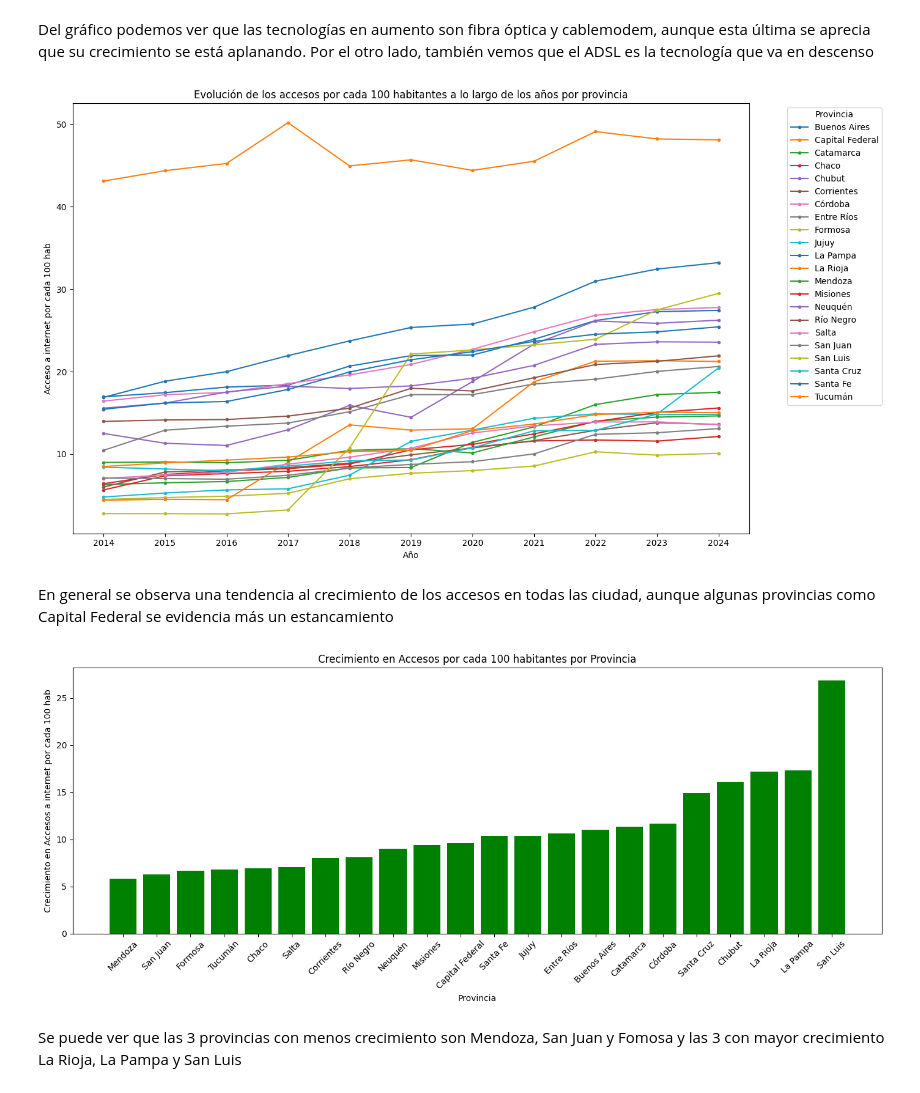
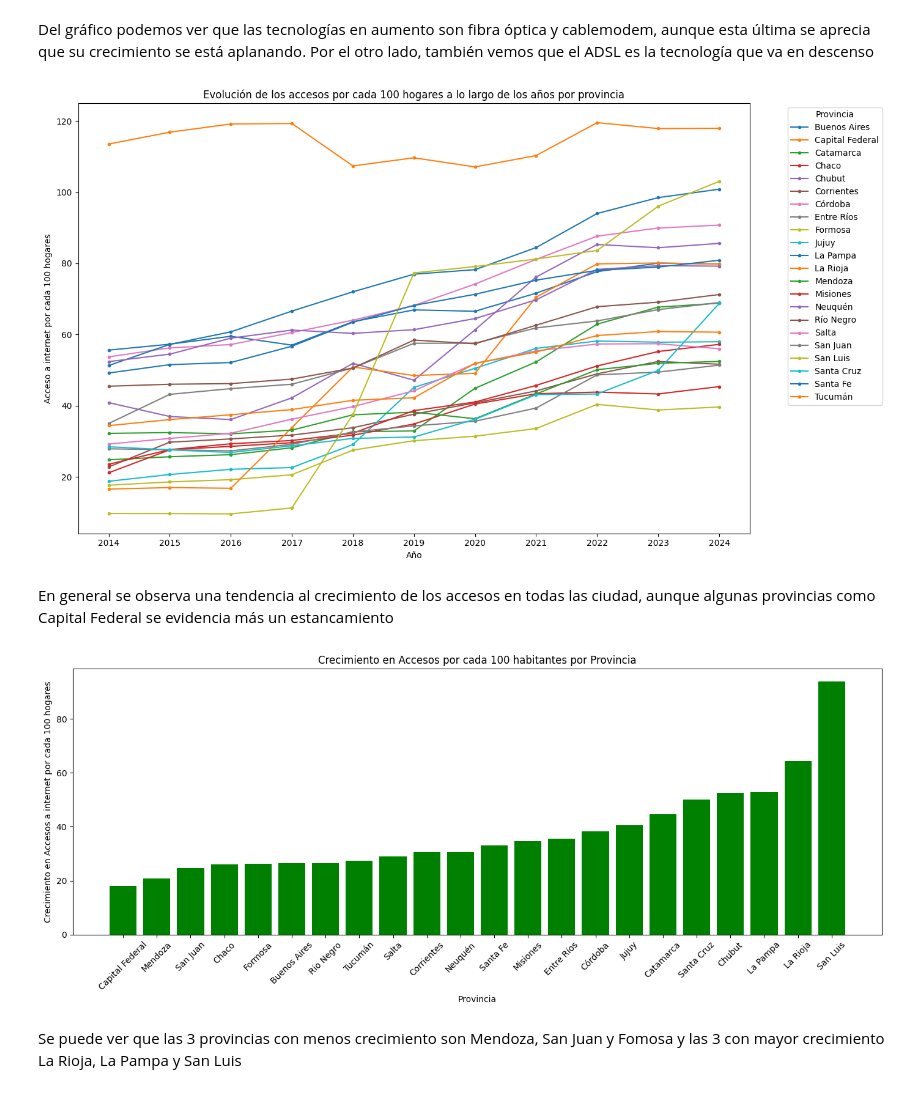
Before and after one commit to DedesF/Proyecto_2, a Jupyter notebook: Analisis/EDA.ipynb, the cells around one changed output. Drawn from its saved outputs; the diff is of its cells as text; code cells hidden in the pictures.

```diff
--- a/Analisis/EDA.ipynb
+++ b/Analisis/EDA.ipynb
@@ -61,20 +61,20 @@ plt.show()
 # %% [markdown]
 Del gráfico podemos ver que las tecnologías en aumento son fibra óptica y cablemodem, aunque esta última se aprecia que su crecimiento se está aplanando. Por el otro lado, también vemos que el ADSL es la tecnología que va en descenso
 # %%
-df_int_penpob_grouped = df_int_tfij.groupby(['Año', 'Provincia'])['Accesos internet por cada 100 hab'].mean().reset_index()
+df_int_penpob_grouped = df_int_tfij.groupby(['Año', 'Provincia'])['Accesos internet por cada 100 hogares'].mean().reset_index()
 # %%
 plt.figure(figsize=(14, 8))
 for provincia in df_int_penpob_grouped['Provincia'].unique():
     datos_provincia = df_int_penpob_grouped[df_int_penpob_grouped['Provincia'] == provincia]
-    plt.plot(datos_provincia['Año'], datos_provincia['Accesos internet por cada 100 hab'], marker='.', label=provincia)
-plt.title('Evolución de los accesos por cada 100 habitantes a lo largo de los años por provincia')
+    plt.plot(datos_provincia['Año'], datos_provincia['Accesos internet por cada 100 hogares'], marker='.', label=provincia)
+plt.title('Evolución de los accesos por cada 100 hogares a lo largo de los años por provincia')
 plt.xlabel('Año')
-plt.ylabel('Acceso a internet por cada 100 hab')
+plt.ylabel('Acceso a internet por cada 100 hogares')
 plt.legend(title='Provincia', bbox_to_anchor=(1.05, 1), loc='upper left')  # Ubicación de la leyenda fuera del gráfico
 plt.xticks(sorted(df_int_penpob_grouped['Año'].unique()))  # Asegura que los años en el eje X estén en orden y sin duplicados
 plt.tight_layout()  # Ajusta el gráfico para evitar solapamiento
 # %% [output]
-[figure, old version]
+[figure, new version]
 # %% [markdown]
 En general se observa una tendencia al crecimiento de los accesos en todas las ciudad, aunque algunas provincias como Capital Federal se evidencia más un estancamiento
 # %%
@@ -88,13 +88,13 @@ crecimiento_acc.sort_values('Crecimiento', ascending=True, inplace=True) #Ordena
 plt.figure(figsize=(14, 6))
 plt.bar(crecimiento_acc['Provincia'], crecimiento_acc['Crecimiento'], color='green')
 plt.xlabel('Provincia')
-plt.ylabel('Crecimiento en Accesos a internet por cada 100 hab')
+plt.ylabel('Crecimiento en Accesos a internet por cada 100 hogares')
 plt.title('Crecimiento en Accesos por cada 100 habitantes por Provincia')
 plt.xticks(rotation=45)
 plt.tight_layout()
 plt.show()
 # %% [output]
-[figure, old version]
+[figure, new version]
 # %% [markdown]
 Se puede ver que las 3 provincias con menos crecimiento son Mendoza, San Juan y Fomosa y las 3 con mayor crecimiento La Rioja, La Pampa y San Luis
 # %%
```
Also changed, not shown: parts of 1 cell of this notebook, 8 other files.
